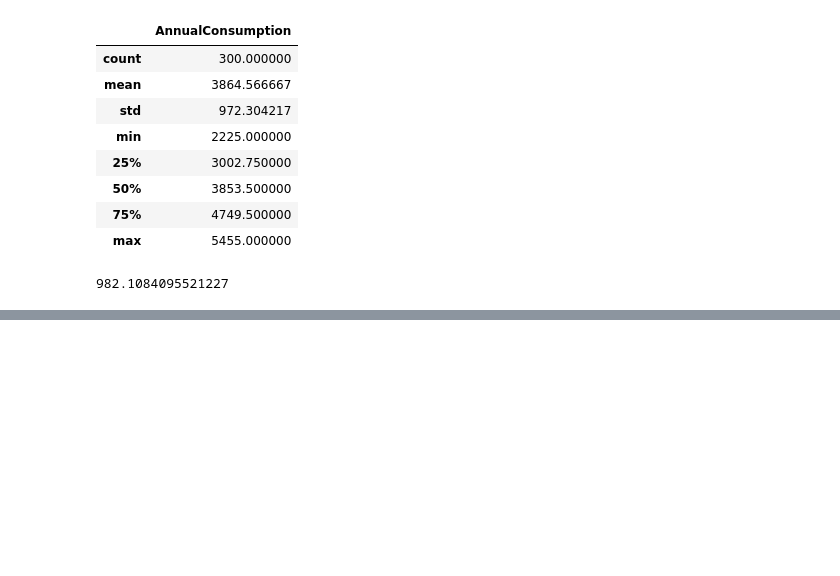
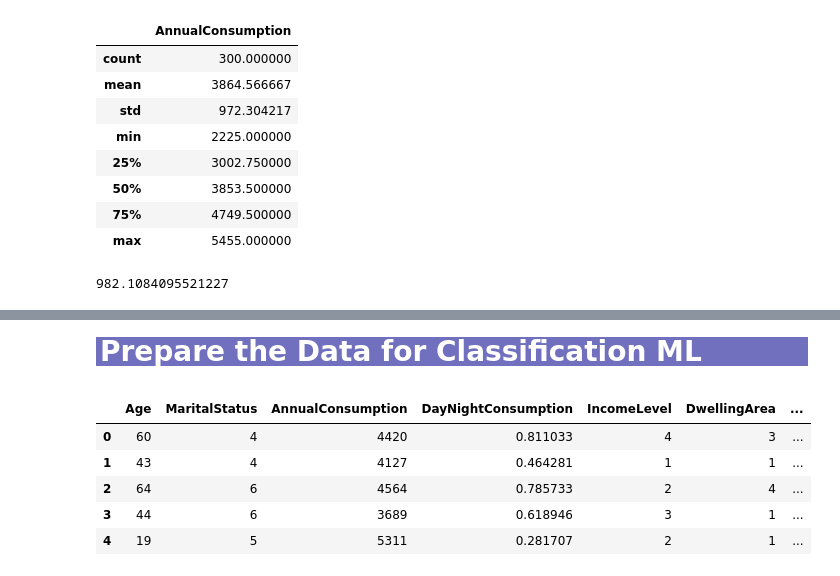
Before and after one commit to storera17/ml_projects, a Jupyter notebook: Python/big_data_portfolio/predicting_tariff.ipynb, the cells around one changed output, grey strips where cells are left out. Cells and saved outputs as stored; diff of their text form; code cells hidden in the pictures; blank space fills up the shorter version.

```diff
--- a/Python/big_data_portfolio/predicting_tariff.ipynb
+++ b/Python/big_data_portfolio/predicting_tariff.ipynb
@@ -188,0 +204,30 @@ print(RMSE)
+# %% [markdown]
+<div style="color:white;display:fill;
+            background-color:#2a2a9fab;font-size:200%;">
+    <p style="padding: 4px;color:white;"><b>Prepare the Data for Classification ML</b></p>
+</div>
+# %%
+# select predictors
+feature_columns = [
+    "Age",
+    "MaritalStatus",
+    "AnnualConsumption",
+    "DayNightConsumption",
+    "IncomeLevel",
+    "DwellingArea",
+    "HasChildren",
+    "SolarRoof",
+    "ShiftableLoad",
+    "RiskAttitude",
+    "AttitudeSustainability"
+]
+
+X = df[feature_columns].copy()
+X.head()
+# %% [output]
+|  | Age | MaritalStatus | AnnualConsumption | DayNightConsumption | IncomeLevel | DwellingArea | ... |
+| 0 | 60 | 4 | 4420 | 0.811033 | 4 | 3 | ... |
+| 1 | 43 | 4 | 4127 | 0.464281 | 1 | 1 | ... |
+| 2 | 64 | 6 | 4564 | 0.785733 | 2 | 4 | ... |
+| 3 | 44 | 6 | 3689 | 0.618946 | 3 | 1 | ... |
+| 4 | 19 | 5 | 5311 | 0.281707 | 2 | 1 | ... |
```
Also changed, not shown: parts of 49 cells of this notebook.
